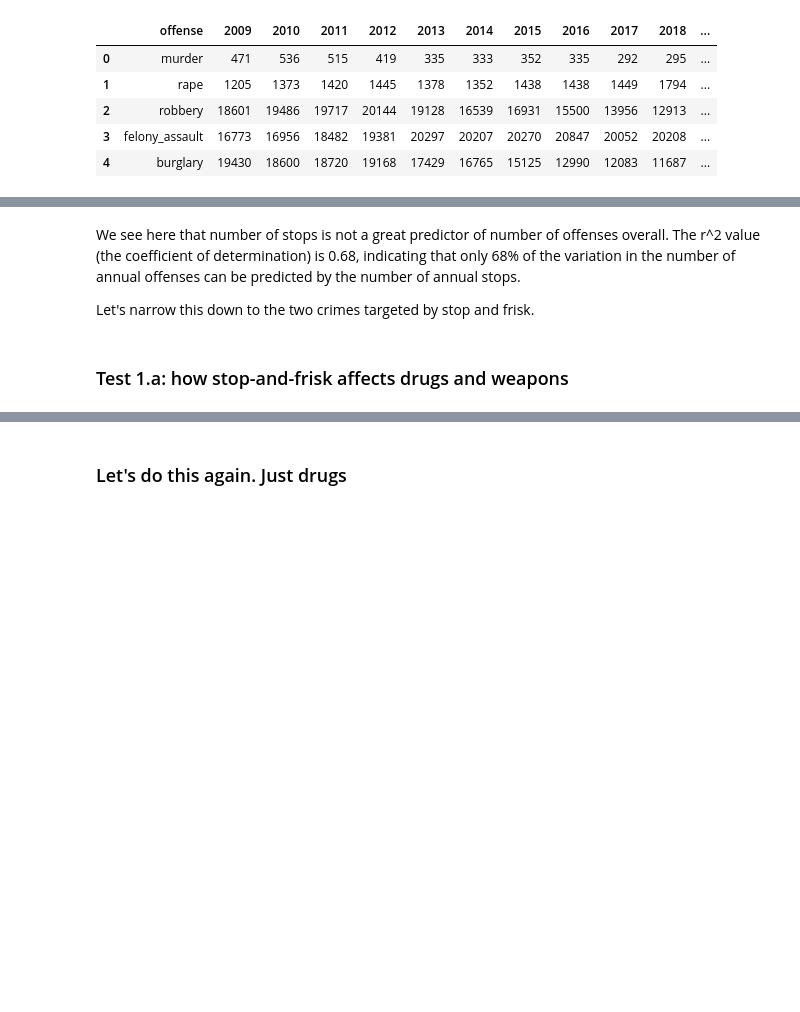
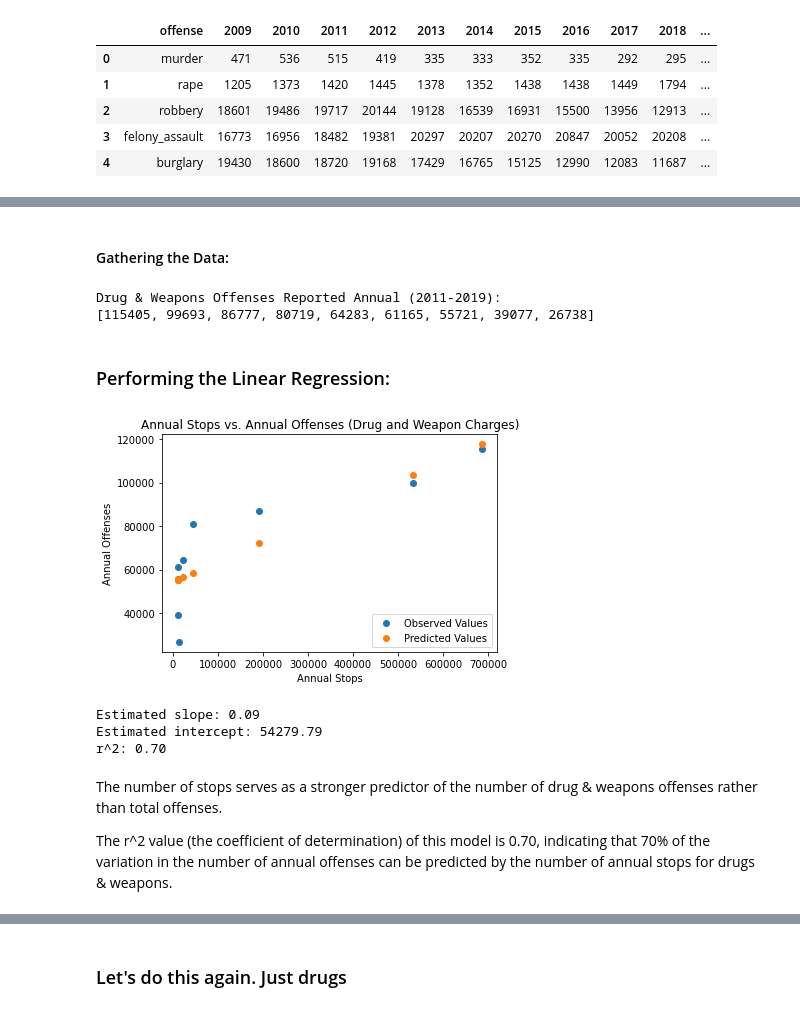
Before and after one commit to leajv123/Data-Science-Project-2950-, a Jupyter notebook: Katherine_PhaseIV.ipynb, the cells around one changed output, grey strips where cells are left out. Saved outputs shown, nothing was run; the diff lists cells and outputs as text; code cells hidden in the pictures; blank space fills up the shorter version.

```diff
--- a/Katherine_PhaseIV.ipynb
+++ b/Katherine_PhaseIV.ipynb
@@ -81,7 +100,48 @@ r^2: 0.68
+# %% [markdown]
+#### Gathering the Data:
+# %%
+# Get the number of drug & weapons offenses reported annually (2011-2019)
+drugs_weapons = nyc_crime.loc[(nyc_crime['offense'] == 'drugs') | (nyc_crime['offense'] == 'weapons')]
+
+annual_drugsWeapons = []
+for year in nyc_crime.columns[3:12]:
+    count = 0
+    for offense in drugs_weapons[year]:
+        count = count + offense
+    annual_drugsWeapons = annual_drugsWeapons + [count]
+
+print('Drug & Weapons Offenses Reported Annual (2011-2019):')
+print(annual_drugsWeapons)
+# %% [output]
+Drug & Weapons Offenses Reported Annual (2011-2019):
+[115405, 99693, 86777, 80719, 64283, 61165, 55721, 39077, 26738]
+# %% [markdown]
+### Performing the Linear Regression:
+# %%
+# Perform linear regression with number of stops each year as predictor var X and number of drug & weapons offenses as criterion var y
+dw_linear_model = LinearRegression().fit(annual_stops.reshape(-1,1), annual_drugsWeapons)
+
+# Scatterplot of observed values and predicted values
+plt.scatter(annual_stops, annual_drugsWeapons, label = 'Observed Values')
+predicted_dw = dw_linear_model.predict(annual_stops.reshape(-1,1))
+plt.scatter(annual_stops, predicted_dw, label = 'Predicted Values')
+plt.title('Annual Stops vs. Annual Offenses (Drug and Weapon Charges)')
+plt.xlabel('Annual Stops')
+plt.ylabel('Annual Offenses')
+plt.legend(loc='lower right')
+plt.show()
+# %% [output]
+[figure, added]
+# %%
+# print slope, intercept, and r^2
+print('Estimated slope: {:.2f}'.format(dw_linear_model.coef_[0]))
+print('Estimated intercept: {:.2f}'.format(dw_linear_model.intercept_))
+print('r^2: {:.2f}'.format(dw_linear_model.score(annual_stops.reshape(-1,1), annual_drugsWeapons)))
+# %% [output]
+Estimated slope: 0.09
+Estimated intercept: 54279.79
+r^2: 0.70
 # %% [markdown]
-We see here that number of stops is not a great predictor of number of offenses overall.
-The r^2 value (the coefficient of determination) is 0.68, indicating that only 68% of the variation in the number of annual offenses can be predicted by the number of annual stops.
+The number of stops serves as a stronger predictor of the number of drug & weapons offenses rather than total offenses.
 
-Let's narrow this down to the two crimes targeted by stop and frisk.
+The r^2 value (the coefficient of determination) of this model is 0.70, indicating that 70% of the variation in the number of annual offenses can be predicted by the number of annual stops for drugs & weapons.
-# %% [markdown]
-### Test 1.a: how stop-and-frisk affects drugs and weapons
```
Also changed, not shown: parts of 28 cells of this notebook.
